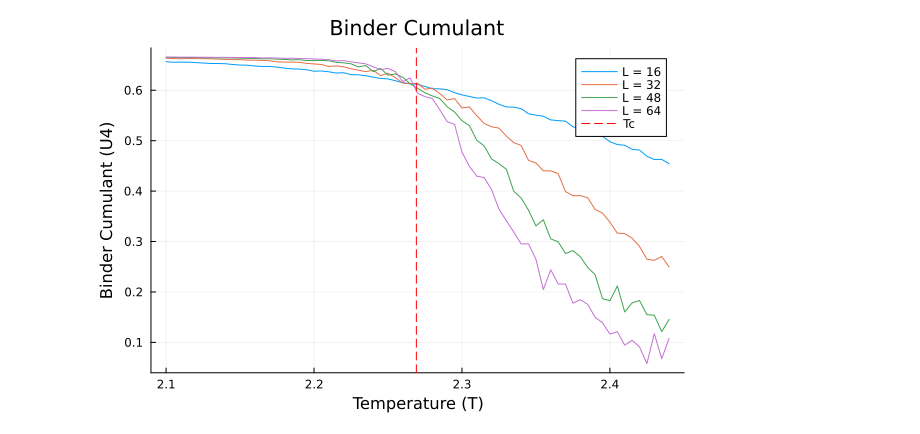
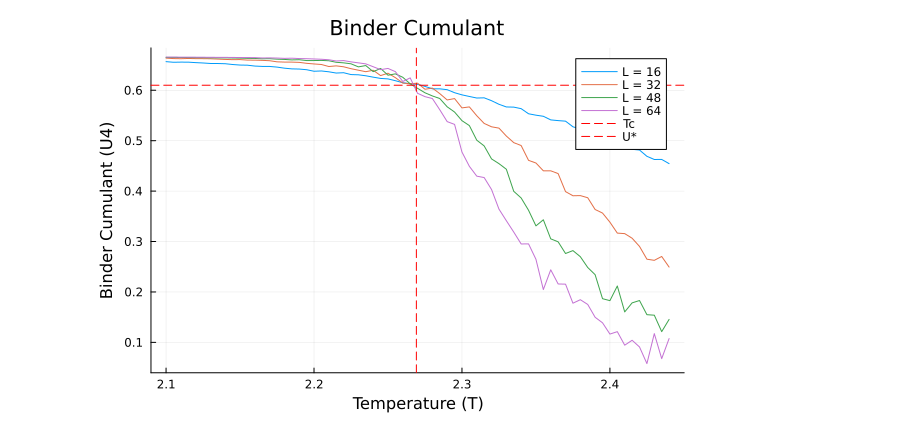
Before and after one commit to Elespiner/ipre-bacterias, a Jupyter notebook: binder_analysis.ipynb, the cells around one changed output. Drawn from its saved outputs; the diff is of its cells as text; code cells hidden in the pictures.

```diff
--- a/binder_analysis.ipynb
+++ b/binder_analysis.ipynb
@@ -6,31 +7,42 @@ binder_df = CSV.read("simulation_results/binder_data.csv", DataFrame);
 # %%
 p = plot(
     title = "Binder Cumulant",
     xlabel = "Temperature (T)",
     ylabel = "Binder Cumulant (U4)",
     legend = :topright,
     linewidth = 8,
     grid = true
 )
 
 for L in [16, 32, 48, 64]
     df_L = binder_df[binder_df.L .== L, :]
     sort!(df_L, :T)
 
     plot!(p, df_L.T, df_L.U, label = "L = $L")
 end
 
-Tc = 2 / log(1 + sqrt(2))
+Tc = 2.269185
 
 vline!(
     p,
     [Tc],
     label = "Tc",
     color = :red,
     linestyle = :dash,
     linewidth = 1
 )
 
+U_t = 0.61 #valor en que debería ocurrir el cruce
+
+hline!(
+    p,
+    [U_t],
+    label = "U*",
+    color =:red,
+    linestyle = :dash,
+    linewidth = 1
+)
+
 p
 # %% [output]
-[figure, old version]
+[figure, new version]
```
Also changed, not shown: parts of 4 cells of this notebook, 4 other files.
